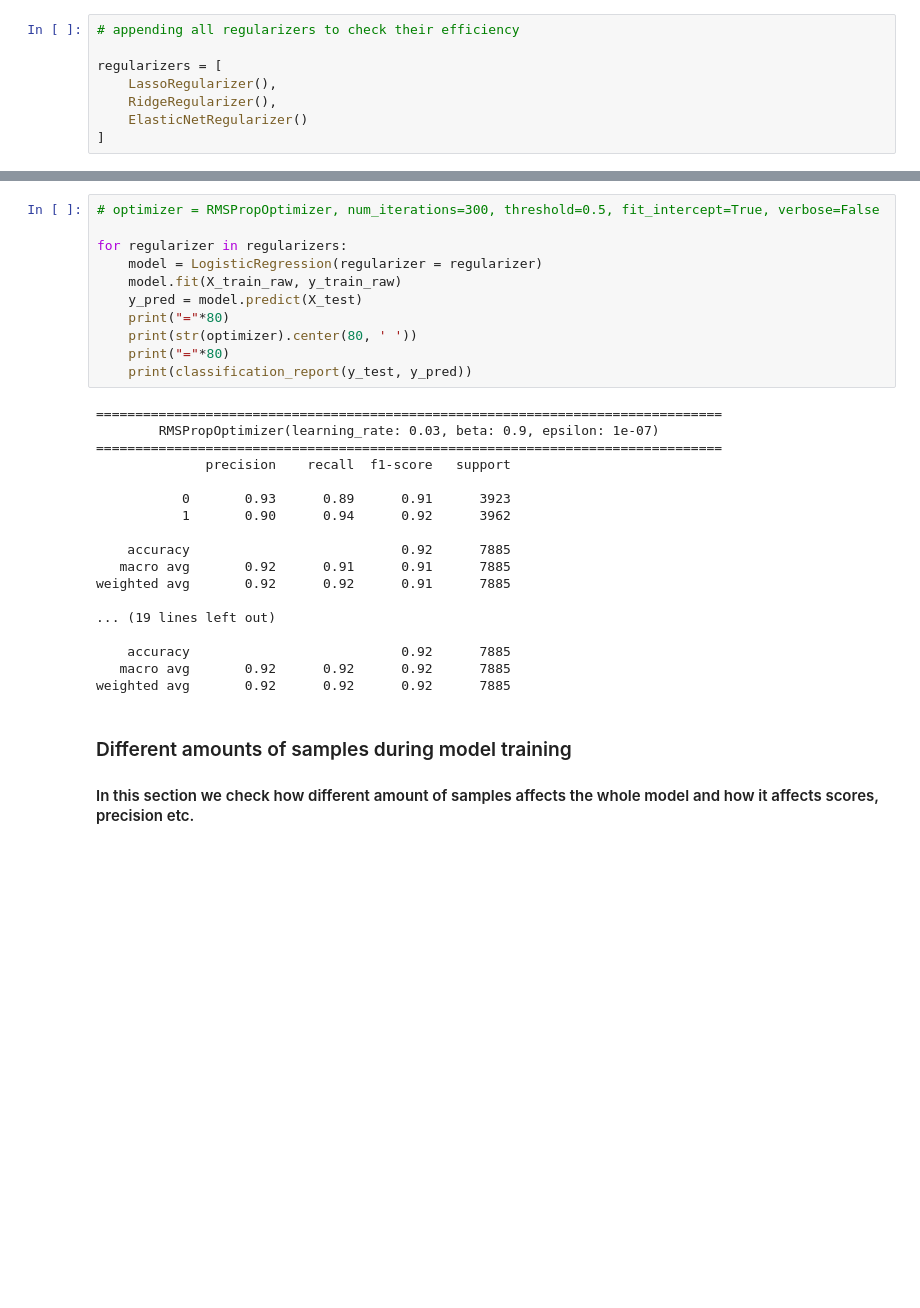
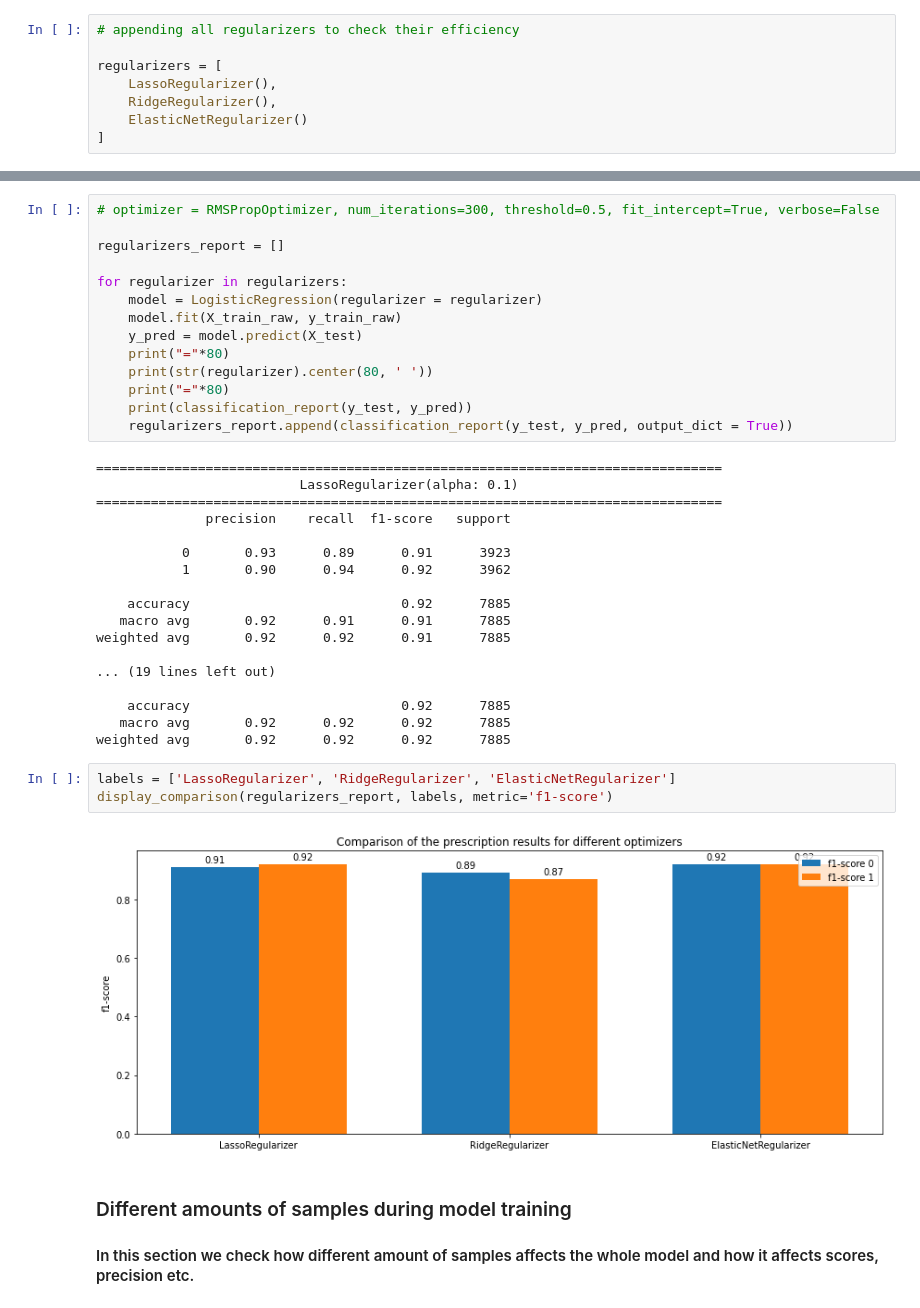
Before and after one commit to sekcja-memow/logistics-regression, a Jupyter notebook: src/prime_numbers.ipynb, the cells around one changed output, grey strips where cells are left out. Cells and saved outputs as stored; diff of their text form; blank space fills up the shorter version.

```diff
--- a/src/prime_numbers.ipynb
+++ b/src/prime_numbers.ipynb
@@ -295,18 +313,21 @@ Default values provided to *LinearRegression* model are:
 - *verbose* = False <- output-related parameter
 # %%
 # optimizer = RMSPropOptimizer, num_iterations=300, threshold=0.5, fit_intercept=True, verbose=False
+
+regularizers_report = []
 
 for regularizer in regularizers:
     model = LogisticRegression(regularizer = regularizer)
     model.fit(X_train_raw, y_train_raw)
     y_pred = model.predict(X_test)
     print("="*80)
-    print(str(optimizer).center(80, ' '))
+    print(str(regularizer).center(80, ' '))
     print("="*80)
     print(classification_report(y_test, y_pred))
+    regularizers_report.append(classification_report(y_test, y_pred, output_dict = True))
 # %% [output]
 ================================================================================
-        RMSPropOptimizer(learning_rate: 0.03, beta: 0.9, epsilon: 1e-07)
+                          LassoRegularizer(alpha: 0.1)
 ================================================================================
               precision    recall  f1-score   support
 
@@ -322,6 +343,11 @@ weighted avg       0.92      0.92      0.91      7885
     accuracy                           0.92      7885
    macro avg       0.92      0.92      0.92      7885
 weighted avg       0.92      0.92      0.92      7885
+# %%
+labels = ['LassoRegularizer', 'RidgeRegularizer', 'ElasticNetRegularizer']
+display_comparison(regularizers_report, labels, metric='f1-score')
+# %% [output]
+[figure, added]
 # %% [markdown]
 ### Different amounts of samples during model training
 
```
Also changed, not shown: parts of 22 cells of this notebook.
